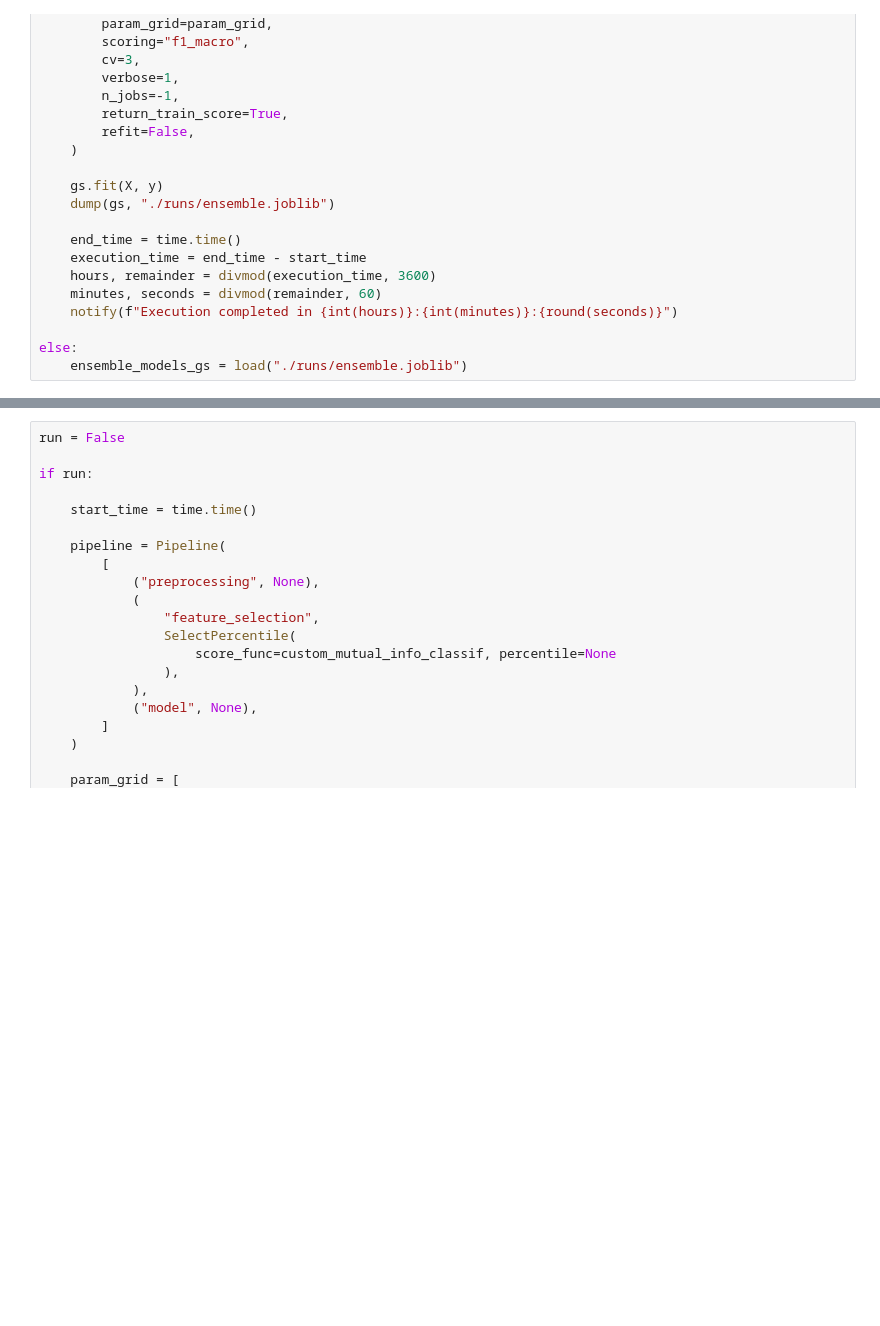
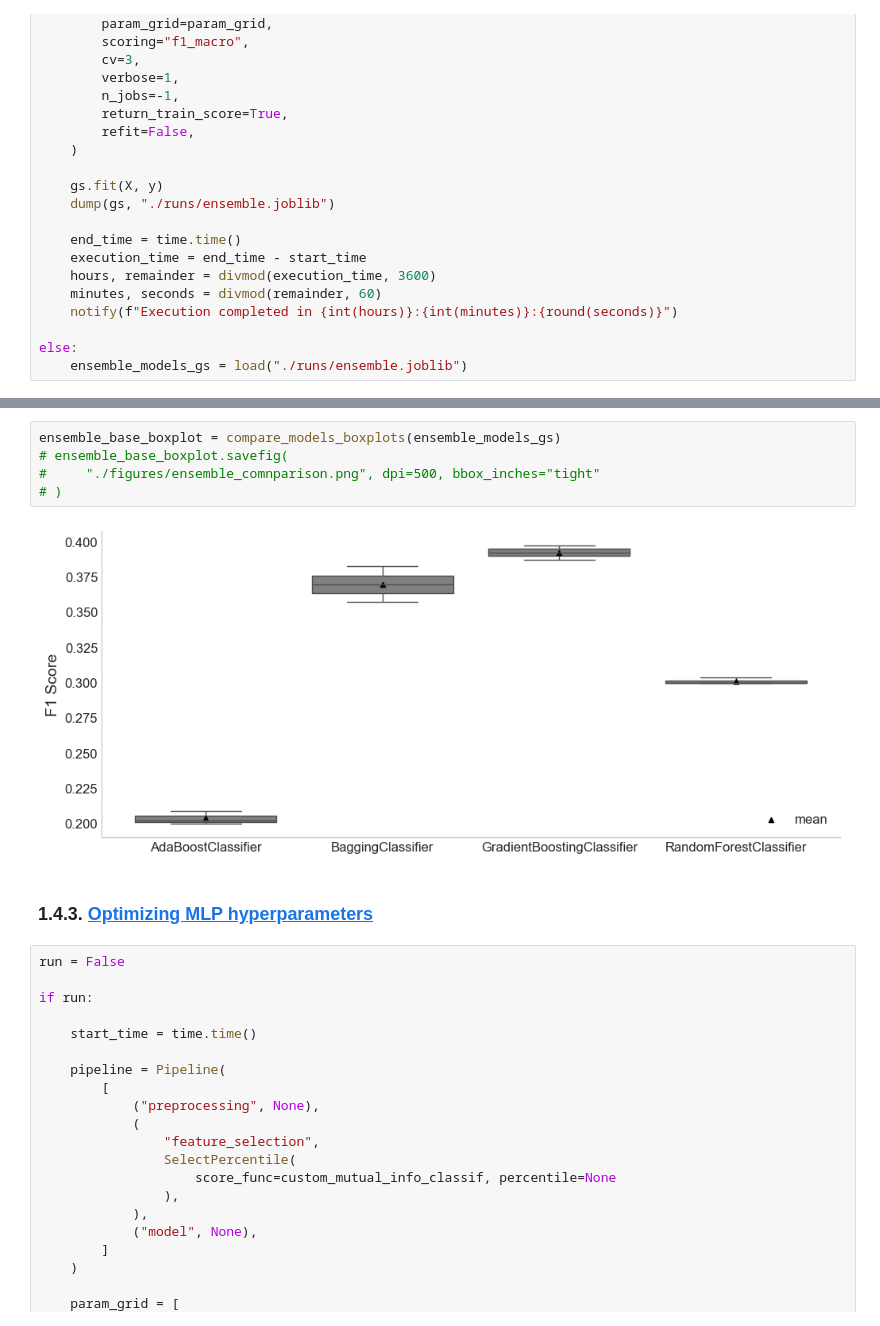
Before and after one commit to DiogoPF/Multiclass_Classification-WCB, a Jupyter notebook: Pipeline_diogo.ipynb, the cells around one changed output, grey strips where cells are left out. Saved outputs shown, nothing was run; the diff lists cells and outputs as text; blank space fills up the shorter version.

```diff
--- a/Pipeline_diogo.ipynb
+++ b/Pipeline_diogo.ipynb
@@ -1643,3 +1743,12 @@ ensemble_models_df.sort_values(by="F1 Validation Score", ascending=False)
+# %%
+ensemble_base_boxplot = compare_models_boxplots(ensemble_models_gs)
+# ensemble_base_boxplot.savefig(
+#     "./figures/ensemble_comnparison.png", dpi=500, bbox_inches="tight"
+# )
+# %% [output]
+[figure, added]
+# %% [markdown]
+### 1.4.3. <a id='toc1_4_3_'></a>[Optimizing MLP hyperparameters](#toc0_)
 # %%
 run = False
 
```
Also changed, not shown: parts of 47 cells of this notebook, 10 other files.
